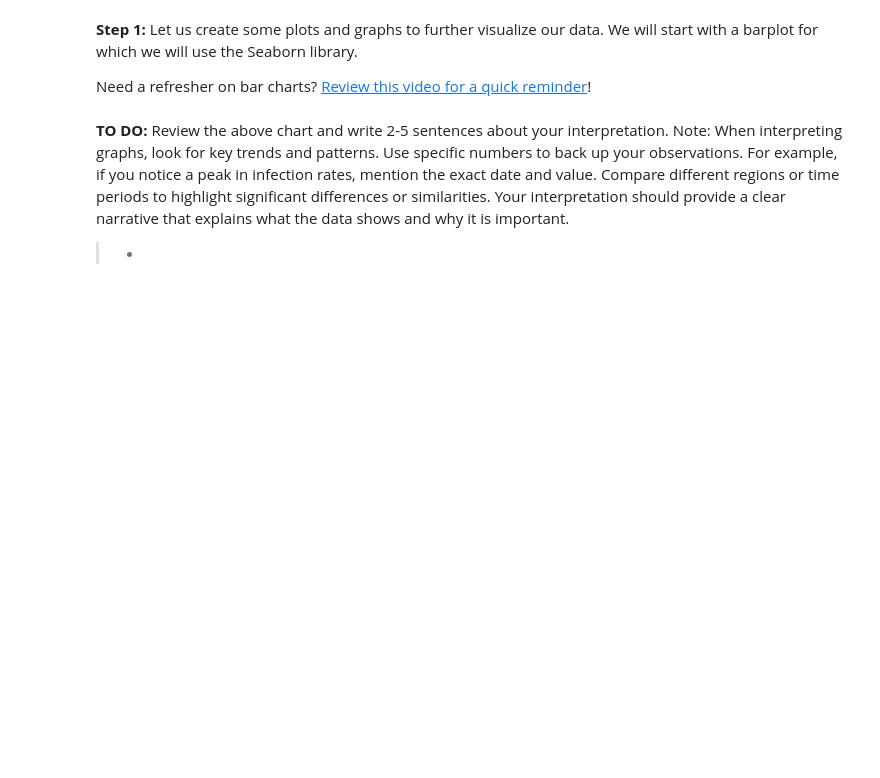
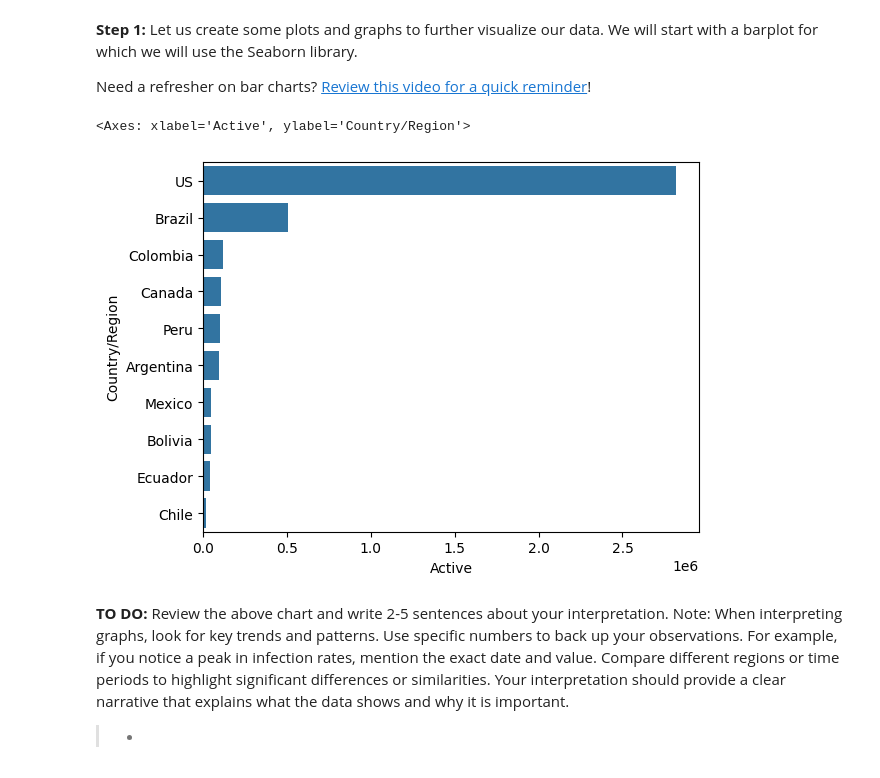
Before and after one commit to chipojaya1/myNEBDHub, a Jupyter notebook: Covid-19/NSDC_Data_Science_Projects_COVID_19_Data_Dashboard_Project.ipynb, the cells around one changed output. Drawn from its saved outputs; the diff is of its cells as text; code cells hidden in the pictures; blank space fills up the shorter version.

```diff
--- a/Covid-19/NSDC_Data_Science_Projects_COVID_19_Data_Dashboard_Project.ipynb
+++ b/Covid-19/NSDC_Data_Science_Projects_COVID_19_Data_Dashboard_Project.ipynb
@@ -225,9 +225,12 @@ new_data.describe()
 Need a refresher on bar charts? [Review this video for a quick reminder](https://www.youtube.com/watch?v=Y_HCxHOy4Sw&list=PLNs9ZO9jGtUDxKBBZa5ImsV9h9hlLwJWH&index=28&pp=iAQB)!
 # %%
 #TODO: Plot a bar chart for Active cases for each Country/Region for the top 10 countries
-active = new_data[['________','________']].sort_values(by='Active',ascending=False)
+active = new_data[['Country/Region', 'Active']].sort_values(by='Active', ascending=False)
 #creating a dataframe with countries and active cases in decreasing order
-sns.barplot(y='Country/Region',x='Active',______)
+sns.barplot(y='Country/Region', x='Active', data=active)
+# %% [output]
+<Axes: xlabel='Active', ylabel='Country/Region'>
+[figure, added]
 # %% [markdown]
 **TO DO:** Review the above chart and write 2-5 sentences about your interpretation.
  </br>Note: When interpreting graphs, look for key trends and patterns. Use specific numbers to back up your observations. For example, if you notice a peak in infection rates, mention the exact date and value. Compare different regions or time periods to highlight significant differences or similarities. Your interpretation should provide a clear narrative that explains what the data shows and why it is important.
```
Also changed, not shown: parts of 3 cells of this notebook.
